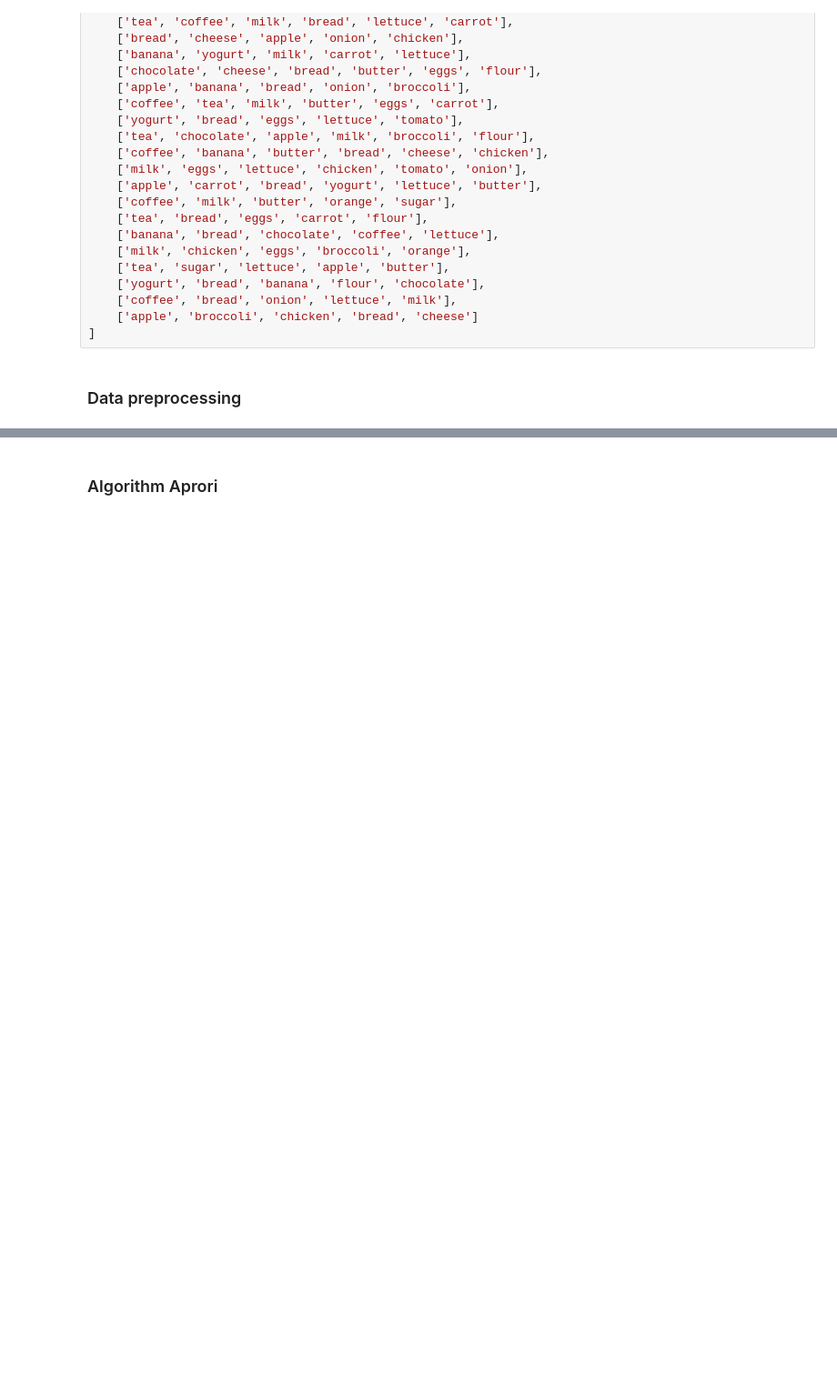
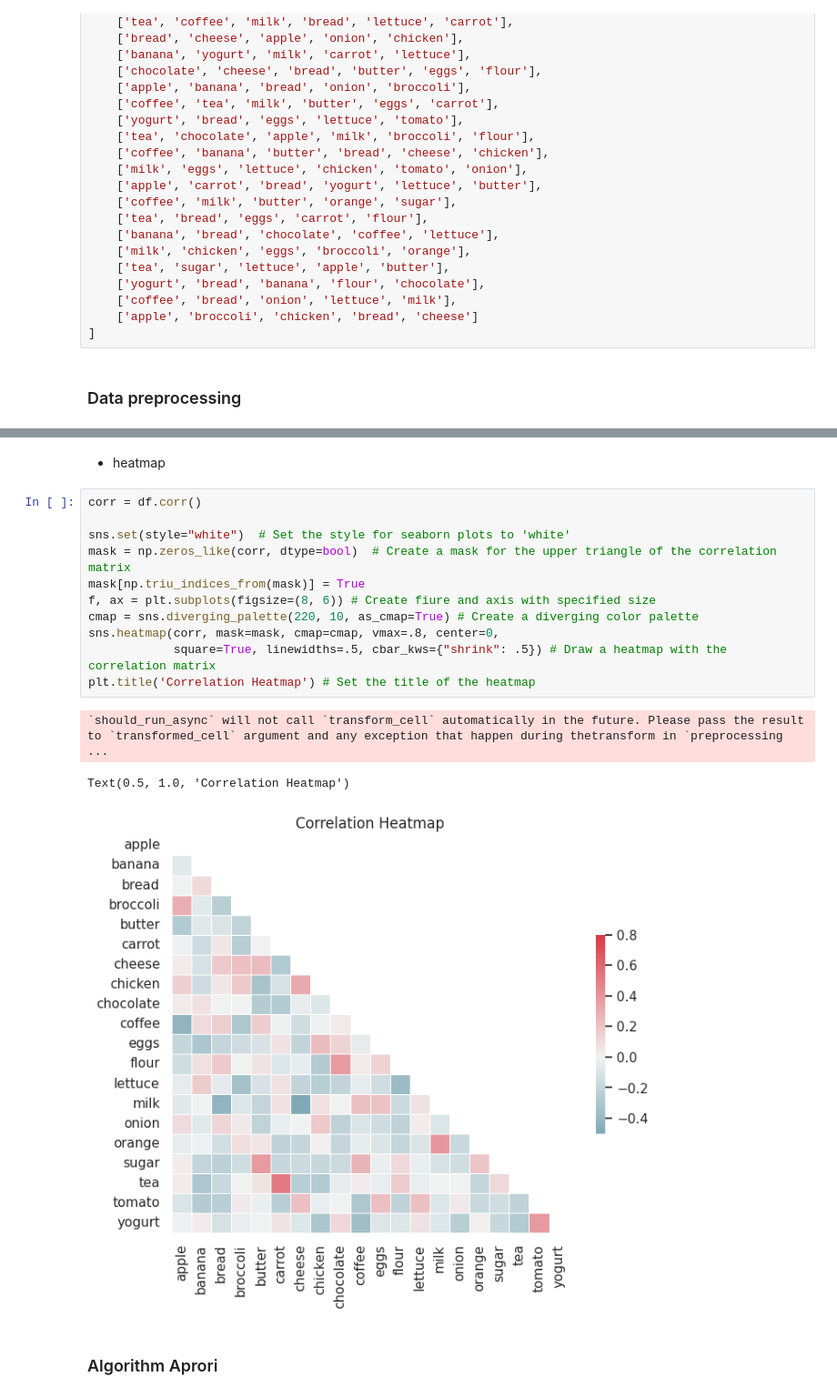
Before and after one commit to davidofitaly/07_association_rules, a Jupyter notebook: 01_shopping_basket_analysis_visualizing_purchase_patterns.ipynb, the cells around one changed output, grey strips where cells are left out. Shown at 91% size. Drawn from its saved outputs; the diff is of its cells as text; blank space fills up the shorter version.

```diff
--- a/01_shopping_basket_analysis_visualizing_purchase_patterns.ipynb
+++ b/01_shopping_basket_analysis_visualizing_purchase_patterns.ipynb
@@ -92,5 +131,22 @@ df
+# %% [markdown]
+- heatmap
+# %%
+corr = df.corr()
+
+sns.set(style="white")  # Set the style for seaborn plots to 'white'
+mask = np.zeros_like(corr, dtype=bool)  # Create a mask for the upper triangle of the correlation matrix
+mask[np.triu_indices_from(mask)] = True
+f, ax = plt.subplots(figsize=(8, 6)) # Create fiure and axis with specified size
+cmap = sns.diverging_palette(220, 10, as_cmap=True) # Create a diverging color palette
+sns.heatmap(corr, mask=mask, cmap=cmap, vmax=.8, center=0,
+            square=True, linewidths=.5, cbar_kws={"shrink": .5}) # Draw a heatmap with the correlation matrix
+plt.title('Correlation Heatmap') # Set the title of the heatmap
+# %% [output]
+`should_run_async` will not call `transform_cell` automatically in the future. Please pass the result to `transformed_cell` argument and any exception that happen during thetransform in `preprocessing ...
+Text(0.5, 1.0, 'Correlation Heatmap')
+[figure, added]
 # %% [markdown]
-### <a name='3'> </a> Algorithm Aprori
+### <a name='4'> </a> Algorithm Aprori
 # %%
 # Importing the necessary functions from mlxtend library for frequent pattern mining
 from mlxtend.frequent_patterns import apriori, association_rules
```
Also changed, not shown: parts of 12 cells of this notebook.
